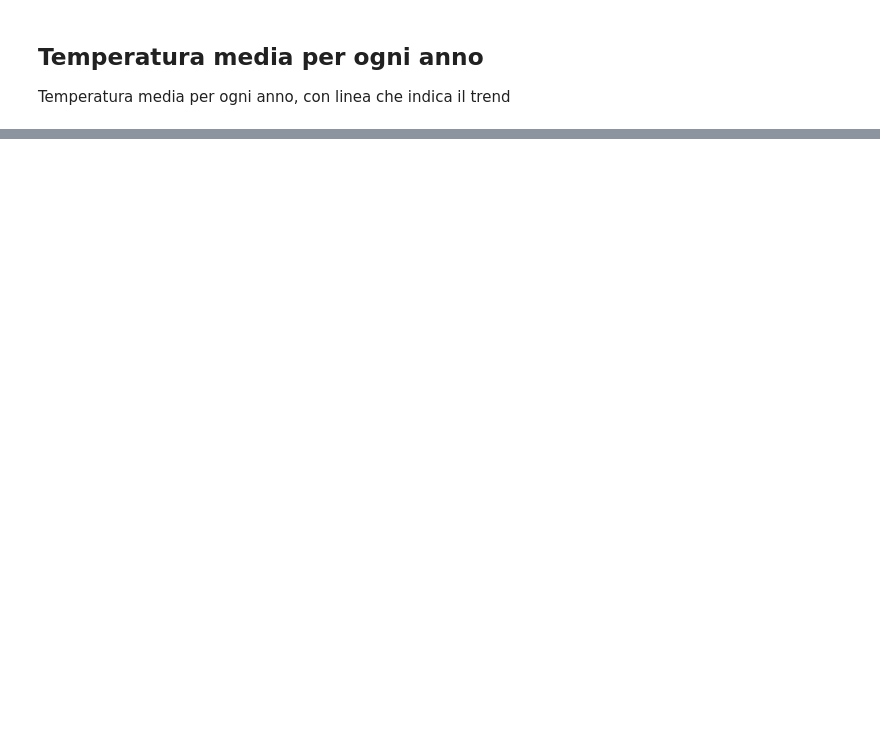
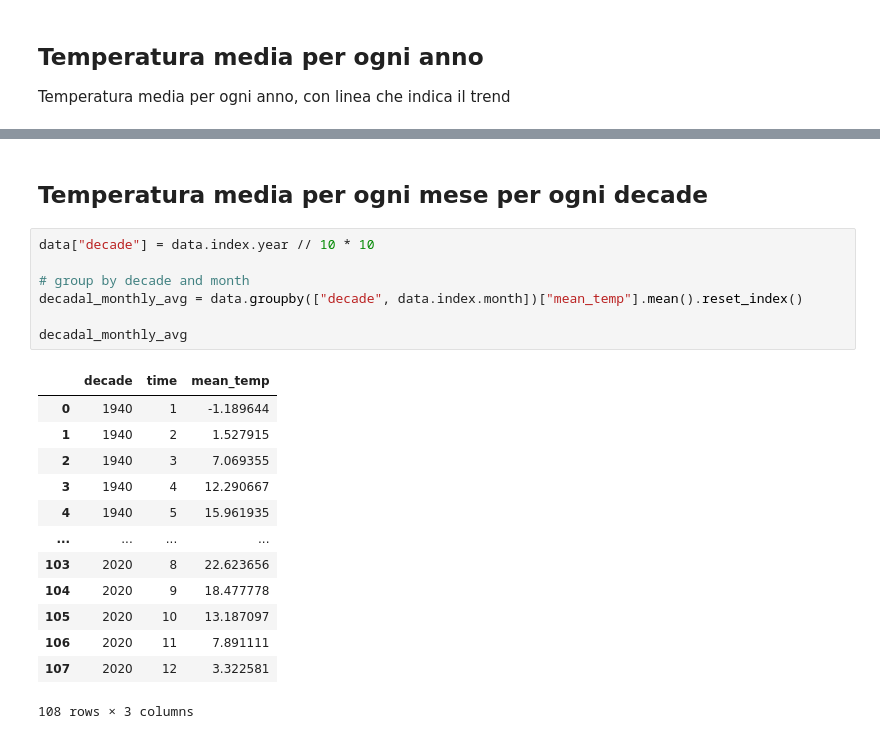
Before and after one commit to Favo02-unimi/visualizzazione-scientifica, a Jupyter notebook: weather.ipynb, the cells around one changed output, grey strips where cells are left out. Drawn from its saved outputs; the diff is of its cells as text; blank space fills up the shorter version.

```diff
--- a/weather.ipynb
+++ b/weather.ipynb
@@ -56,3 +60,26 @@ plt.legend()
 plt.show()
 # %% [output]
 [figure]
+# %% [markdown]
+## Temperatura media per ogni mese per ogni decade
+# %%
+data["decade"] = data.index.year // 10 * 10
+
+# group by decade and month
+decadal_monthly_avg = data.groupby(["decade", data.index.month])["mean_temp"].mean().reset_index()
+
+decadal_monthly_avg
+# %% [output]
+|  | decade | time | mean_temp |
+| 0 | 1940 | 1 | -1.189644 |
+| 1 | 1940 | 2 | 1.527915 |
+| 2 | 1940 | 3 | 7.069355 |
+| 3 | 1940 | 4 | 12.290667 |
+| 4 | 1940 | 5 | 15.961935 |
+| ... | ... | ... | ... |
+| 103 | 2020 | 8 | 22.623656 |
+| 104 | 2020 | 9 | 18.477778 |
+| 105 | 2020 | 10 | 13.187097 |
+| 106 | 2020 | 11 | 7.891111 |
+| 107 | 2020 | 12 | 3.322581 |
+108 rows × 3 columns
```
Also changed, not shown: parts of 3 cells of this notebook.
